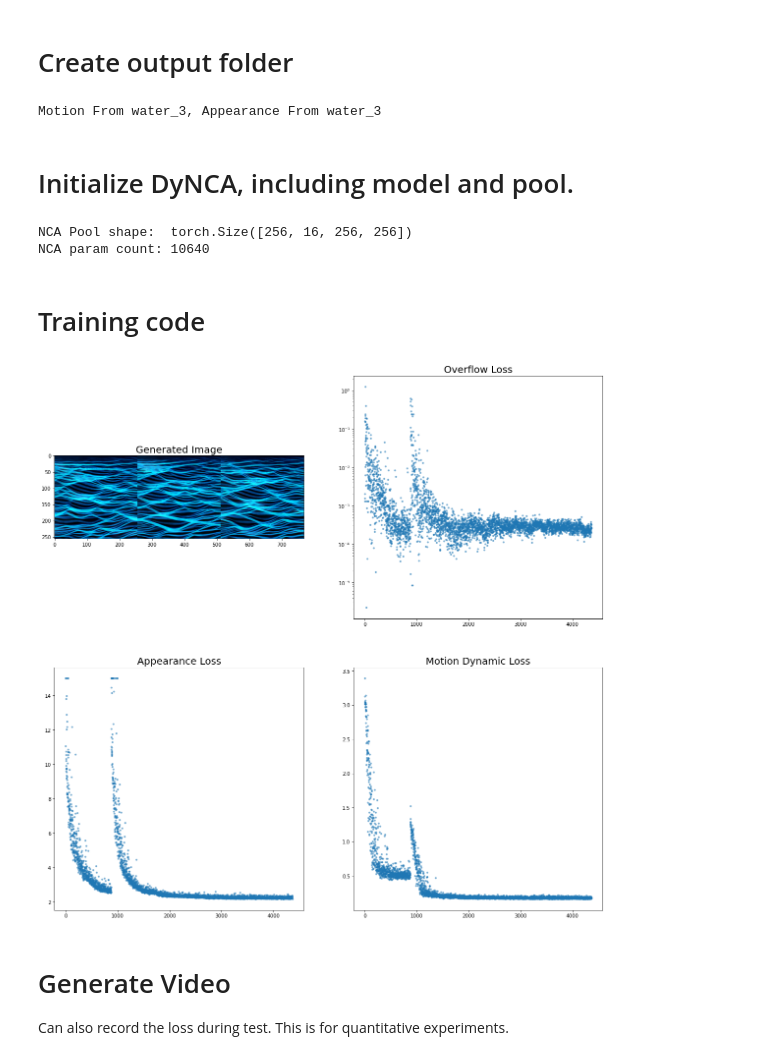
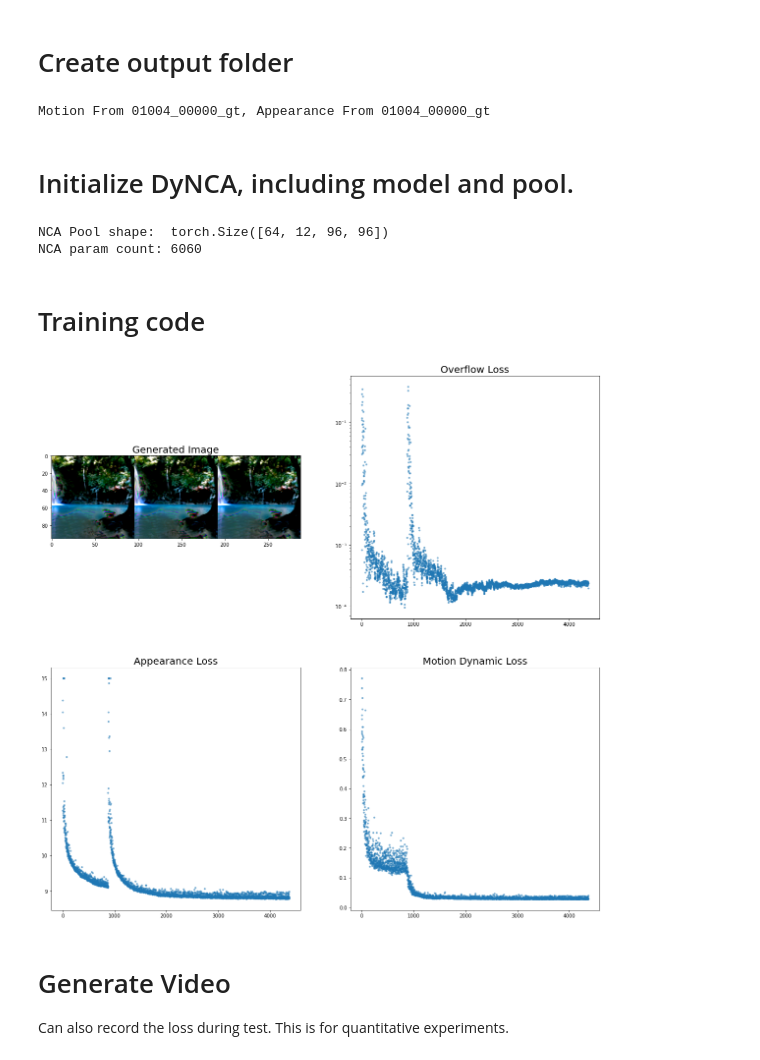
Before and after one commit to Morpheo1/DyNCAwithCLIP, a Jupyter notebook: notebooks/video_motion.ipynb, the cells around one changed output. Drawn from its saved outputs; the diff is of its cells as text; code cells hidden in the pictures.

Commit message:
video motion notebook works now, few changes to preprocess video, masking now smooth

```diff
--- a/notebooks/video_motion.ipynb
+++ b/notebooks/video_motion.ipynb
@@ -50,22 +51,22 @@ We use a wrapper class to store all parameters in argparse style
 # %%
 class Args:
     def __init__(self):
-        self.img_size = [256, 256] # Controls the image size during training. Corresponds to DyNCA-S/L-img_size in paper
+        self.img_size = [96, 96] # Controls the image size during training. Corresponds to DyNCA-S/L-img_size in paper
         self.motion_img_size = self.img_size
         self.output_dir =  os.path.join("out","VideoMotion")
         self.video = True
         self.video_length = 20
         self.video_only = False # only generate video with trained DyNCA model without re-training it
-        self.target_dynamics_path = "data/VideoMotion/Motion/water_3.gif" # /path/to/target_motion_video
-        self.target_appearance_path = "./data/VideoMotion/Appearance/water_3.gif" # /path/to/target_appearance_image, can be jpg, png, gif, mp4
+        self.target_dynamics_path = "./data/VectorFieldMotion/01004_00000_gt.mp4" # /path/to/target_motion_video
+        self.target_appearance_path = "./data/VectorFieldMotion/01004_00000_gt.mp4" # /path/to/target_appearance_image, can be jpg, png, gif, mp4
 
         """NCA related arguments"""
-        self.nca_pool_size = 256
+        self.nca_pool_size = 64
         self.nca_step_range = [80, 144]
         self.nca_inject_seed_step = 8
-        self.nca_c_in = 16 # Input channel of DyNCA, DyNCA-S is 12, DyNCA-L is 16
-        self.nca_fc_dim = 128 # Dimensionality of Update MLP in DyNCA. DyNCA-S is 96, DyNCA-L is 128
-        self.nca_seed_mode = "zeros" # Initialize seed with zero-filled tensor
+        self.nca_c_in = 12 # Input channel of DyNCA, DyNCA-S is 12, DyNCA-L is 16
+        self.nca_fc_dim = 96 # Dimensionality of Update MLP in DyNCA. DyNCA-S is 96, DyNCA-L is 128
+        self.nca_seed_mode = "custom" # Initialize seed with zero-filled tensor
         self.nca_padding_mode = 'replicate' # Replicate padding when performing Perception, as introduced in Section 3.3
         self.nca_pos_emb = 'CPE'
         self.nca_perception_scales = [[0]] if self.img_size[0] == 128 else [[0, 1]]
@@ -120,0 +122,5 @@ Select 8 frame
+# %%
+print(len(flow_list))
+print(flow_list[0].shape)
+print(f"number of frames: {len(flow_list)}")
+update_mask = flow_to_mask(flow_list, 0.0004, c=args.nca_c_in, smoothness=15)
@@ -157,25 +171,23 @@ Call sudo if necessary.
 """
 if (not args.video_only):
     os_output_dir = "\ ".join(output_dir.split(" "))
-    os.system(f"mkdir -p {os_output_dir}")
-    os.system(f"chmod 777 {os_output_dir}")
-    os.system(f"rm -rf {os_output_dir}/*")
+    os.makedirs(os_output_dir, exist_ok=True)
 
 train_image_texture_save.save(f"{output_dir}/select_frame.png")
 # %% [output]
-Motion From water_3, Appearance From water_3
+Motion From 01004_00000_gt, Appearance From 01004_00000_gt
 # %% [markdown]
 # Initialize DyNCA, including model and pool.
 # %%
 nca_model_list = []
-nca_model = DyNCA(c_in=args.nca_c_in, c_out=c_out, fc_dim=args.nca_fc_dim,
+nca_model = DyNCA(c_in=args.nca_c_in, c_out=c_out, mask=update_mask, fc_dim=args.nca_fc_dim,
                   seed_mode=args.nca_seed_mode,
                   pos_emb=args.nca_pos_emb, padding_mode=args.nca_padding_mode,
                   perception_scales=nca_perception_scales,
                   device=DEVICE)
 
 with torch.no_grad():
-    nca_pool = nca_model.seed(args.nca_pool_size, size=(nca_size_x, nca_size_y))
+    nca_pool = nca_model.seed(args.nca_pool_size, size=(nca_size_x, nca_size_y), img=train_image_texture)
 print(f'NCA Pool shape: ', nca_pool.shape)
 
 param_n = sum(p.numel() for p in nca_model.parameters())
@@ -197,8 +209,8 @@ lr_scheduler = torch.optim.lr_scheduler.MultiStepLR(optimizer,
                                                     args.lr_decay_step[0],
                                                     0.3)
 # %% [output]
-NCA Pool shape:  torch.Size([256, 16, 256, 256])
-NCA param count: 10640
+NCA Pool shape:  torch.Size([64, 12, 96, 96])
+NCA param count: 6060
 # %% [markdown]
 # Training code
 # %%
@@ -220,7 +232,7 @@ for i in pbar:
         seed_injection = False
         if i % args.nca_inject_seed_step == 0:
             seed_injection = True
-            seed_inject = nca_model.seed(1, size=(nca_size_x, nca_size_y))
+            seed_inject = nca_model.seed(1, size=(nca_size_x, nca_size_y), img=train_image_texture)
             input_states[:1] = seed_inject[:1]
 
     step_n = np.random.randint(nca_min_steps, nca_max_steps)
@@ -287,14 +299,14 @@ for i in pbar:
         del batch_loss
         del optimizer
 
-        nca_model = DyNCA(c_in=args.nca_c_in, c_out=c_out, fc_dim=args.nca_fc_dim,
+        nca_model = DyNCA(c_in=args.nca_c_in, c_out=c_out, mask=update_mask, fc_dim=args.nca_fc_dim,
                           seed_mode=args.nca_seed_mode,
                           pos_emb=args.nca_pos_emb, padding_mode=args.nca_padding_mode,
                           perception_scales=nca_perception_scales,
                           device=DEVICE)
 
         with torch.no_grad():
-            nca_pool = nca_model.seed(args.nca_pool_size, size=(nca_size_x, nca_size_y))
+            nca_pool = nca_model.seed(args.nca_pool_size, size=(nca_size_x, nca_size_y), img=train_image_texture)
 
         optimizer = torch.optim.Adam(nca_model.parameters(), lr=args.lr)
         lr_scheduler = torch.optim.lr_scheduler.MultiStepLR(optimizer,
@@ -321,7 +333,7 @@ for i in pbar:
         if (anomaly_loss == False):
             nca_pool[batch_idx] = nca_state
         else:
-            nca_pool[batch_idx] = nca_model.seed(args.batch_size, size=(nca_size_x, nca_size_y))
+            nca_pool[batch_idx] = nca_model.seed(args.batch_size, size=(nca_size_x, nca_size_y), img=train_image_texture)
         if (i % 5 == 0):
             display_dict = copy.deepcopy(batch_loss_log_dict)
             display_dict['lr'] = lr_scheduler.get_lr()[0]
@@ -342,34 +354,34 @@ for i in pbar:
             if "video_motion" in loss_log_dict:
                 save_summary(summary, save_train_image, output_dir, i=i)
 
                 plot_log_dict = {}
                 plot_log_dict['Motion Texture Loss'] = (loss_log_dict['video_motion'], False, False)
                 # plot_train_log(plot_log_dict, 1, save_path=f"{output_dir}/losses_video_motion.jpg")
             plt.figure(figsize=(20, 20))
             plt.subplot(2,2,1)
             plt.title("Generated Image", fontsize = 20)
             plt.imshow(img_show)
 
             plt.subplot(2,2,2)
             plt.title("Overflow Loss", fontsize = 20)
             plt.plot(loss_log_dict['overflow'], '.', alpha = 0.5)
             plt.yscale('log')
 
             plt.subplot(2,2,3)
             plt.title("Appearance Loss", fontsize = 20)
             plt.plot(loss_log_dict['appearance'], '.',alpha = 0.5)
 
             plt.subplot(2,2,4)
             plt.title("Motion Dynamic Loss", fontsize = 20)
             plt.plot(loss_log_dict['video_motion'], '.', alpha = 0.5)
             plt.show()
 
 if (not args.video_only):
     torch.save(nca_model, f"{output_dir}/model.pth")
 else:
     nca_model = torch.load(f"{output_dir}/model.pth")
 # %% [output]
-[figure, old version]
+[figure, new version]
 # %% [markdown]
 # Generate Video
 Can also record the loss during test. This is for quantitative experiments.
```
Also changed, not shown: parts of 6 cells of this notebook, 4 other files.
